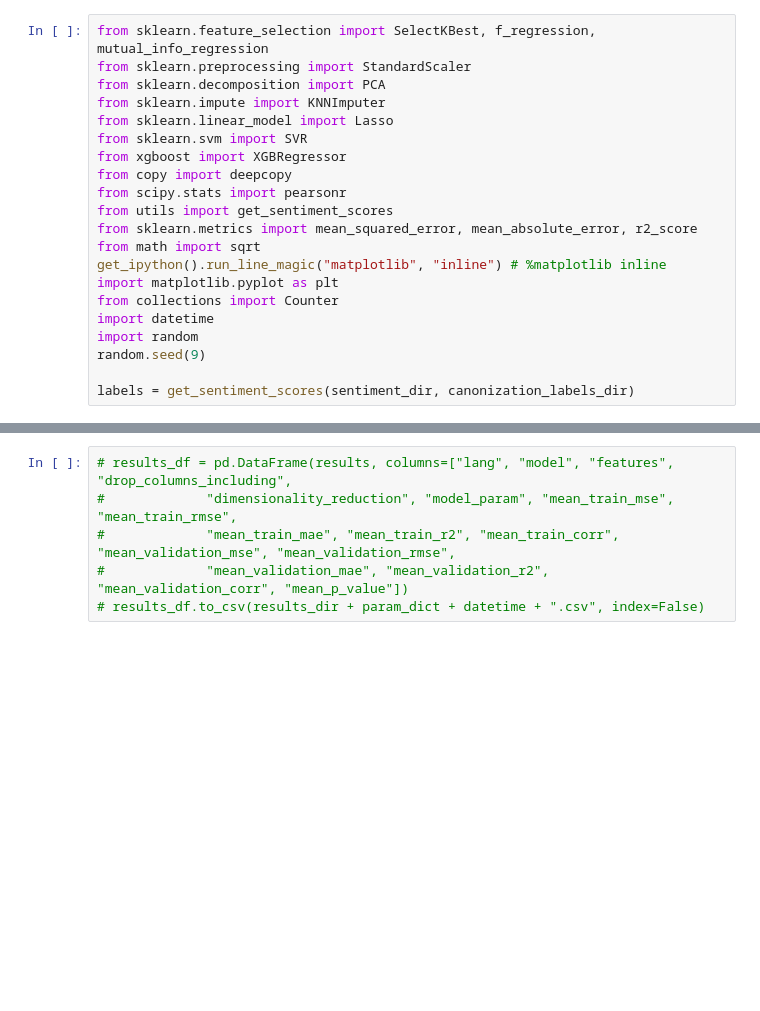
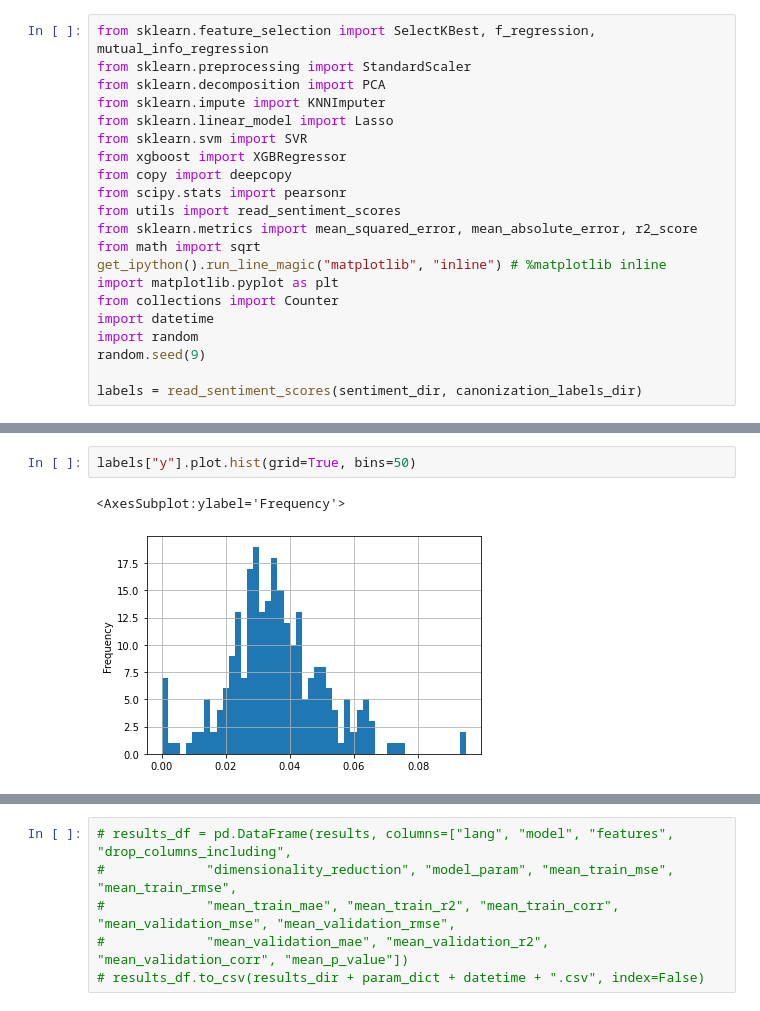
Before and after one commit to sta-a/great-unread, a Jupyter notebook: nbs/cross_validation.ipynb, the cells around one changed output, grey strips where cells are left out. Drawn from its saved outputs; the diff is of its cells as text; blank space fills up the shorter version.

```diff
--- a/nbs/cross_validation.ipynb
+++ b/nbs/cross_validation.ipynb
@@ -22,7 +32,7 @@ from sklearn.svm import SVR
 from xgboost import XGBRegressor
 from copy import deepcopy
 from scipy.stats import pearsonr
-from utils import get_sentiment_scores
+from utils import read_sentiment_scores
 from sklearn.metrics import mean_squared_error, mean_absolute_error, r2_score
 from math import sqrt
 get_ipython().run_line_magic("matplotlib", "inline") # %matplotlib inline
@@ -32,4 +42,4 @@ import datetime
 import random
 random.seed(9)
 
-labels = get_sentiment_scores(sentiment_dir, canonization_labels_dir)
+labels = read_sentiment_scores(sentiment_dir, canonization_labels_dir)
@@ -36,3 +62,8 @@ labels = get_sentiment_scores(sentiment_dir, canonization_labels_dir)
+# %%
+labels["y"].plot.hist(grid=True, bins=50)
+# %% [output]
+<AxesSubplot:ylabel='Frequency'>
+[figure, added]
 # %%
 class Experiment(object):
     def __init__(self, language, features, drop_columns_including, dimensionality_reduction, model_param, model, verbose):
```
Also changed, not shown: parts of 7 cells of this notebook, 1 other file.
